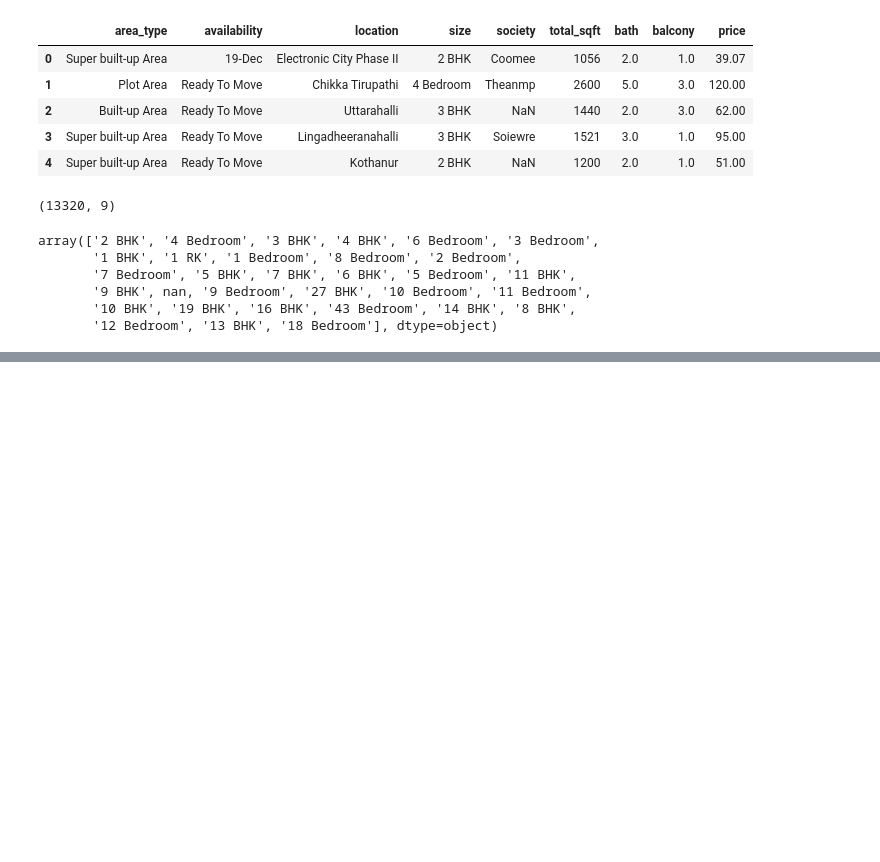
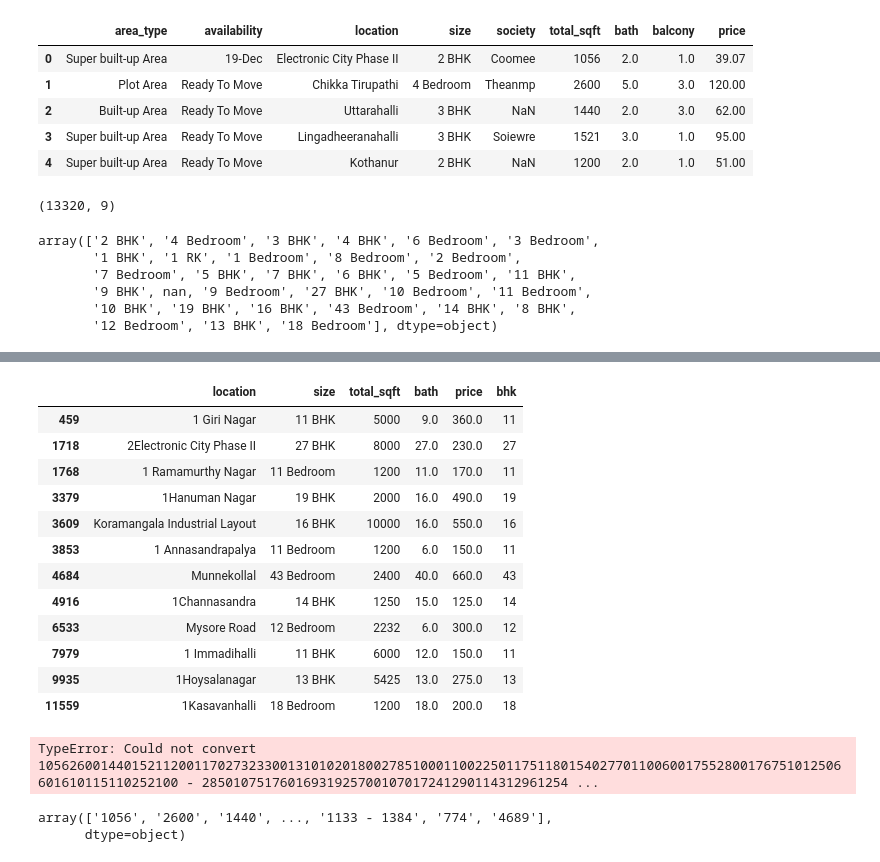
Before and after one commit to anantsinha/housing_price_prediction, a Jupyter notebook: housing_price_prediction.ipynb, the cells around one changed output, grey strips where cells are left out. Saved outputs shown, nothing was run; the diff lists cells and outputs as text; code cells hidden in the pictures; blank space fills up the shorter version.

```diff
--- a/housing_price_prediction.ipynb
+++ b/housing_price_prediction.ipynb
@@ -28,6 +28,8 @@ array(['2 BHK', '4 Bedroom', '3 BHK', '4 BHK', '6 Bedroom', '3 Bedroom',
        '9 BHK', nan, '9 Bedroom', '27 BHK', '10 Bedroom', '11 Bedroom',
        '10 BHK', '19 BHK', '16 BHK', '43 Bedroom', '14 BHK', '8 BHK',
        '12 Bedroom', '13 BHK', '18 Bedroom'], dtype=object)
+# %%
+housing_prices = housing_prices.drop(['area_type', 'society', 'balcony', 'availability'], axis = 'columns')
 # %%
 housing_prices.isnull().sum()
 # %% [output]
@@ -48,0 +71,28 @@ AttributeError: 'float' object has no attribute 'split'
+# %%
+housing_prices[housing_prices['bhk']>10]
+# %% [output]
+|  | location | size | total_sqft | bath | price | bhk |
+| 459 | 1 Giri Nagar | 11 BHK | 5000 | 9.0 | 360.0 | 11 |
+| 1718 | 2Electronic City Phase II | 27 BHK | 8000 | 27.0 | 230.0 | 27 |
+| 1768 | 1 Ramamurthy Nagar | 11 Bedroom | 1200 | 11.0 | 170.0 | 11 |
+| 3379 | 1Hanuman Nagar | 19 BHK | 2000 | 16.0 | 490.0 | 19 |
+| 3609 | Koramangala Industrial Layout | 16 BHK | 10000 | 16.0 | 550.0 | 16 |
+| 3853 | 1 Annasandrapalya | 11 Bedroom | 1200 | 6.0 | 150.0 | 11 |
+| 4684 | Munnekollal | 43 Bedroom | 2400 | 40.0 | 660.0 | 43 |
+| 4916 | 1Channasandra | 14 BHK | 1250 | 15.0 | 125.0 | 14 |
+| 6533 | Mysore Road | 12 Bedroom | 2232 | 6.0 | 300.0 | 12 |
+| 7979 | 1 Immadihalli | 11 BHK | 6000 | 12.0 | 150.0 | 11 |
+| 9935 | 1Hoysalanagar | 13 BHK | 5425 | 13.0 | 275.0 | 13 |
+| 11559 | 1Kasavanhalli | 18 Bedroom | 1200 | 18.0 | 200.0 | 18 |
+# %%
+# returns an error, column needs clenaing
+np.mean(housing_prices['total_sqft'])
+# %% [output]
+TypeError: Could not convert 1056260014401521120011702732330013101020180027851000110022501175118015402770110060017552800176751012506601610115110252100 - 28501075176016931925700107017241290114312961254 ...
+# %%
+housing_prices['total_sqft'].unique()
+# shows values with some ranges
+# we need to investigate more values in total_sqft with non numeric values
+# %% [output]
+array(['1056', '2600', '1440', ..., '1133 - 1384', '774', '4689'],
+      dtype=object)
```
Also changed, not shown: parts of 16 cells of this notebook.
